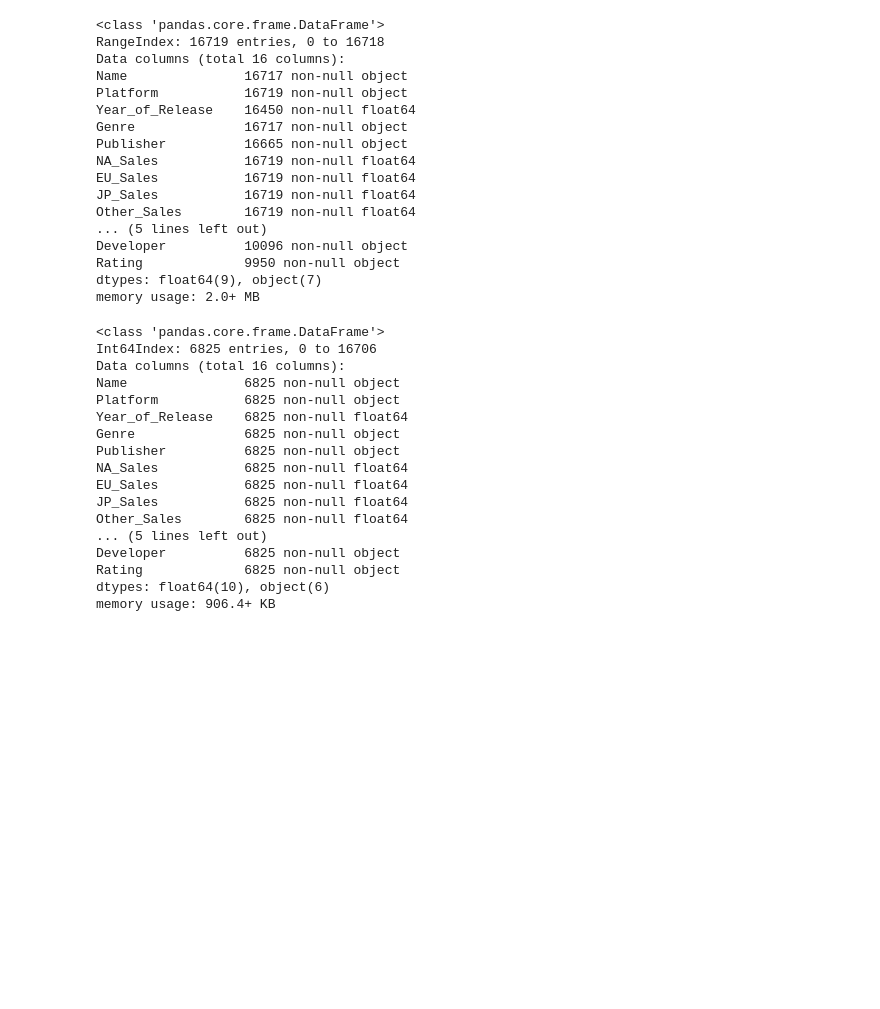
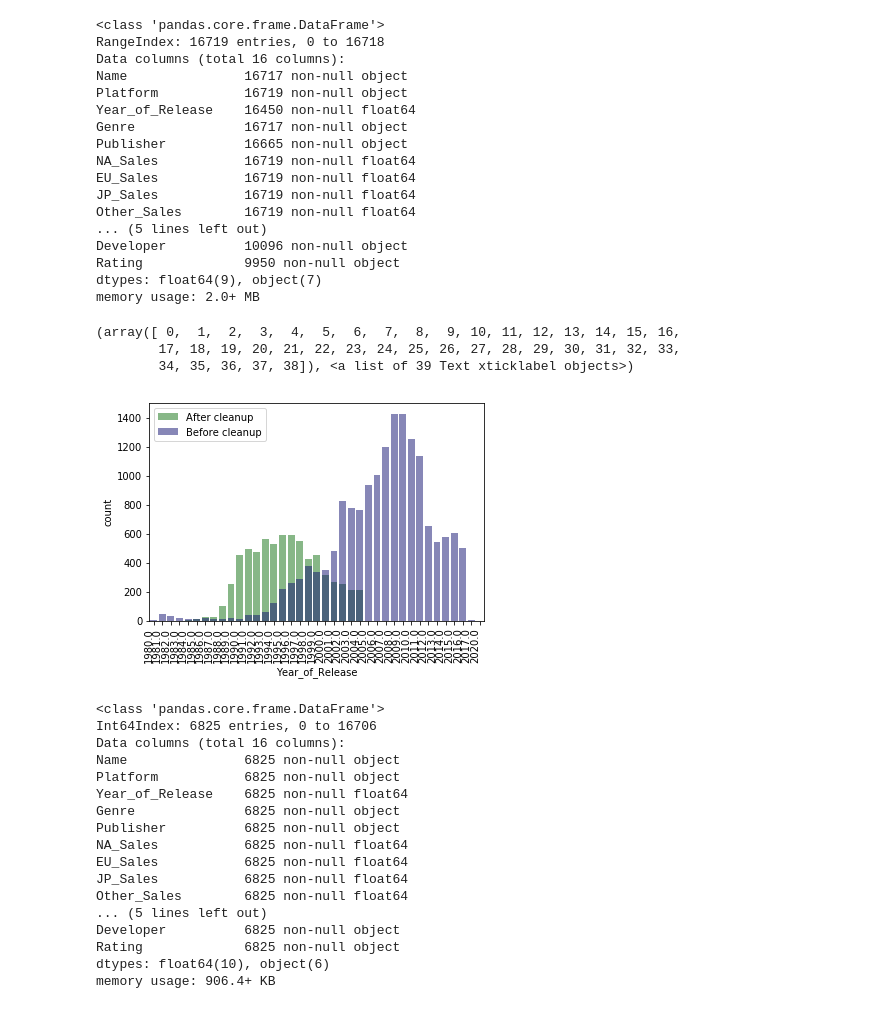
Before and after one commit to PedroLFerreira/Videogame-Data-Mining, a Jupyter notebook: videogames.ipynb, the cells around one changed output. Saved outputs shown, nothing was run; the diff lists cells and outputs as text; code cells hidden in the pictures; blank space fills up the shorter version.

Commit message:
something wrong with countplot before and after clean

```diff
--- a/videogames.ipynb
+++ b/videogames.ipynb
@@ -48,6 +48,16 @@ Developer          10096 non-null object
 Rating             9950 non-null object
 dtypes: float64(9), object(7)
 memory usage: 2.0+ MB
+# %%
+sns.countplot(df.dropna(axis=0, how='any')['Year_of_Release'], label='After cleanup', color = (0,0.5,0),alpha=0.5)
+sns.countplot(df['Year_of_Release'].dropna(), label='Before cleanup', color = (0,0,0.5),alpha=0.5)
+plt.legend()
+plt.xticks(rotation=90, ha='right')
+# %% [output]
+(array([ 0,  1,  2,  3,  4,  5,  6,  7,  8,  9, 10, 11, 12, 13, 14, 15, 16,
+        17, 18, 19, 20, 21, 22, 23, 24, 25, 26, 27, 28, 29, 30, 31, 32, 33,
+        34, 35, 36, 37, 38]), <a list of 39 Text xticklabel objects>)
+[figure, added]
 # %%
 df = df.dropna(axis=0, how='any')  # Eliminate rows if they contain any NaN value
 df['User_Score'] = df['User_Score'].astype(float)*10 # Convert User Score to double and normalize it to match Critic Score
```
Also changed, not shown: parts of 9 cells of this notebook, 3 other files.
